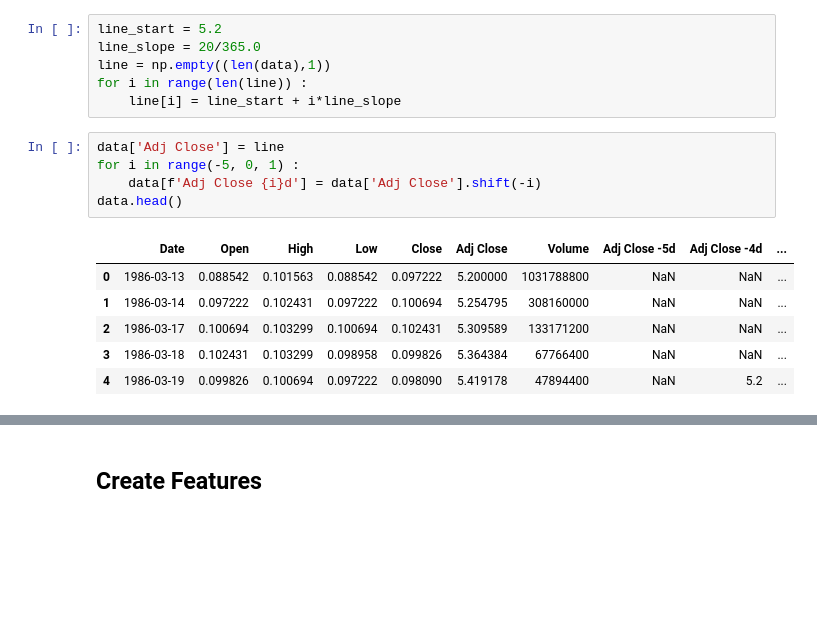
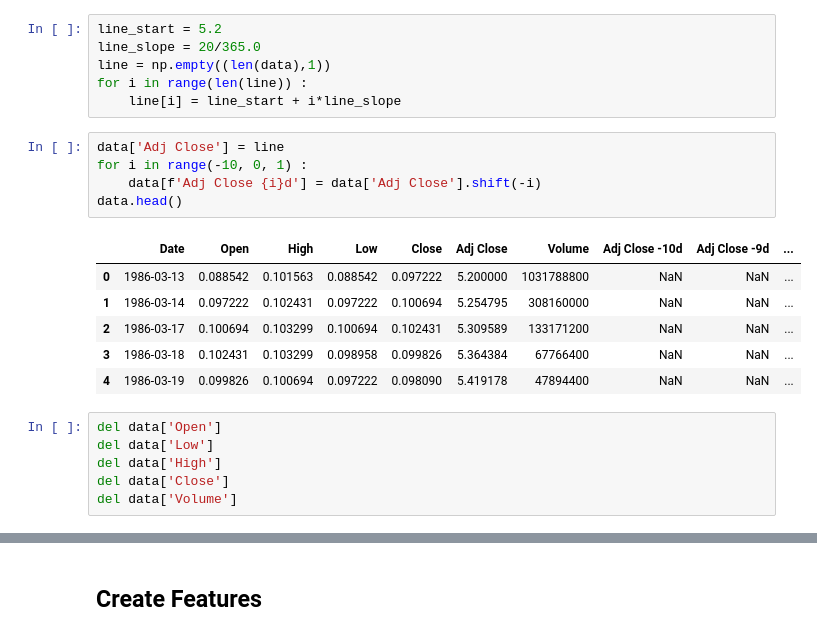
Before and after one commit to matthewrcarpenter/finance, a Jupyter notebook: FakeStock-fastai-test.ipynb, the cells around one changed output, grey strips where cells are left out. Cells and saved outputs as stored; diff of their text form; blank space fills up the shorter version.

```diff
--- a/FakeStock-fastai-test.ipynb
+++ b/FakeStock-fastai-test.ipynb
@@ -65,14 +66,20 @@ for i in range(len(line)) :
     line[i] = line_start + i*line_slope
 # %%
 data['Adj Close'] = line
-for i in range(-5, 0, 1) :
+for i in range(-10, 0, 1) :
     data[f'Adj Close {i}d'] = data['Adj Close'].shift(-i)
 data.head()
 # %% [output]
-|  | Date | Open | High | Low | Close | Adj Close | Volume | Adj Close -5d | Adj Close -4d | ... |
+|  | Date | Open | High | Low | Close | Adj Close | Volume | Adj Close -10d | Adj Close -9d | ... |
 | 0 | 1986-03-13 | 0.088542 | 0.101563 | 0.088542 | 0.097222 | 5.200000 | 1031788800 | NaN | NaN | ... |
 | 1 | 1986-03-14 | 0.097222 | 0.102431 | 0.097222 | 0.100694 | 5.254795 | 308160000 | NaN | NaN | ... |
 | 2 | 1986-03-17 | 0.100694 | 0.103299 | 0.100694 | 0.102431 | 5.309589 | 133171200 | NaN | NaN | ... |
 | 3 | 1986-03-18 | 0.102431 | 0.103299 | 0.098958 | 0.099826 | 5.364384 | 67766400 | NaN | NaN | ... |
-| 4 | 1986-03-19 | 0.099826 | 0.100694 | 0.097222 | 0.098090 | 5.419178 | 47894400 | NaN | 5.2 | ... |
+| 4 | 1986-03-19 | 0.099826 | 0.100694 | 0.097222 | 0.098090 | 5.419178 | 47894400 | NaN | NaN | ... |
+# %%
+del data['Open']
+del data['Low']
+del data['High']
+del data['Close']
+del data['Volume']
 # %%
```
Also changed, not shown: parts of 32 cells of this notebook.
